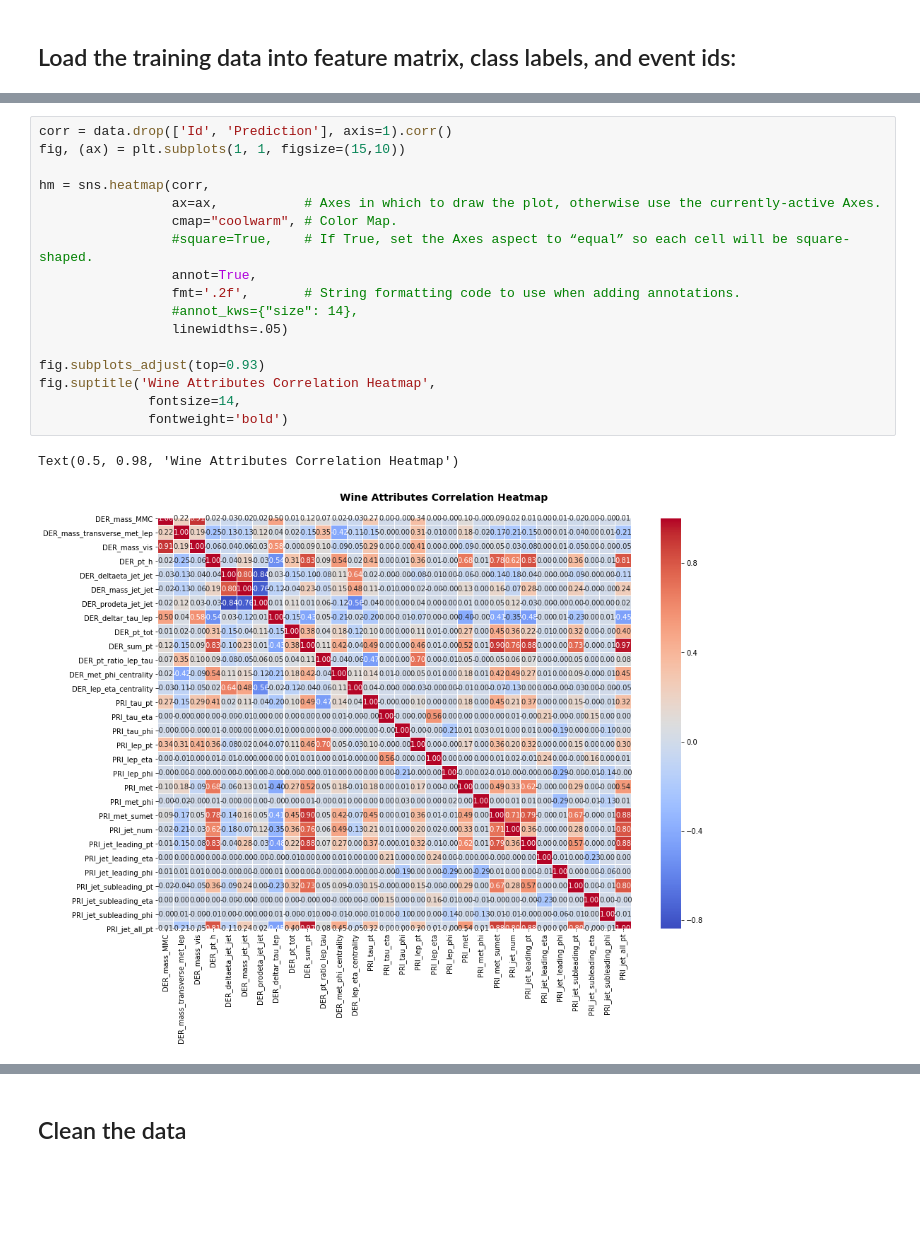
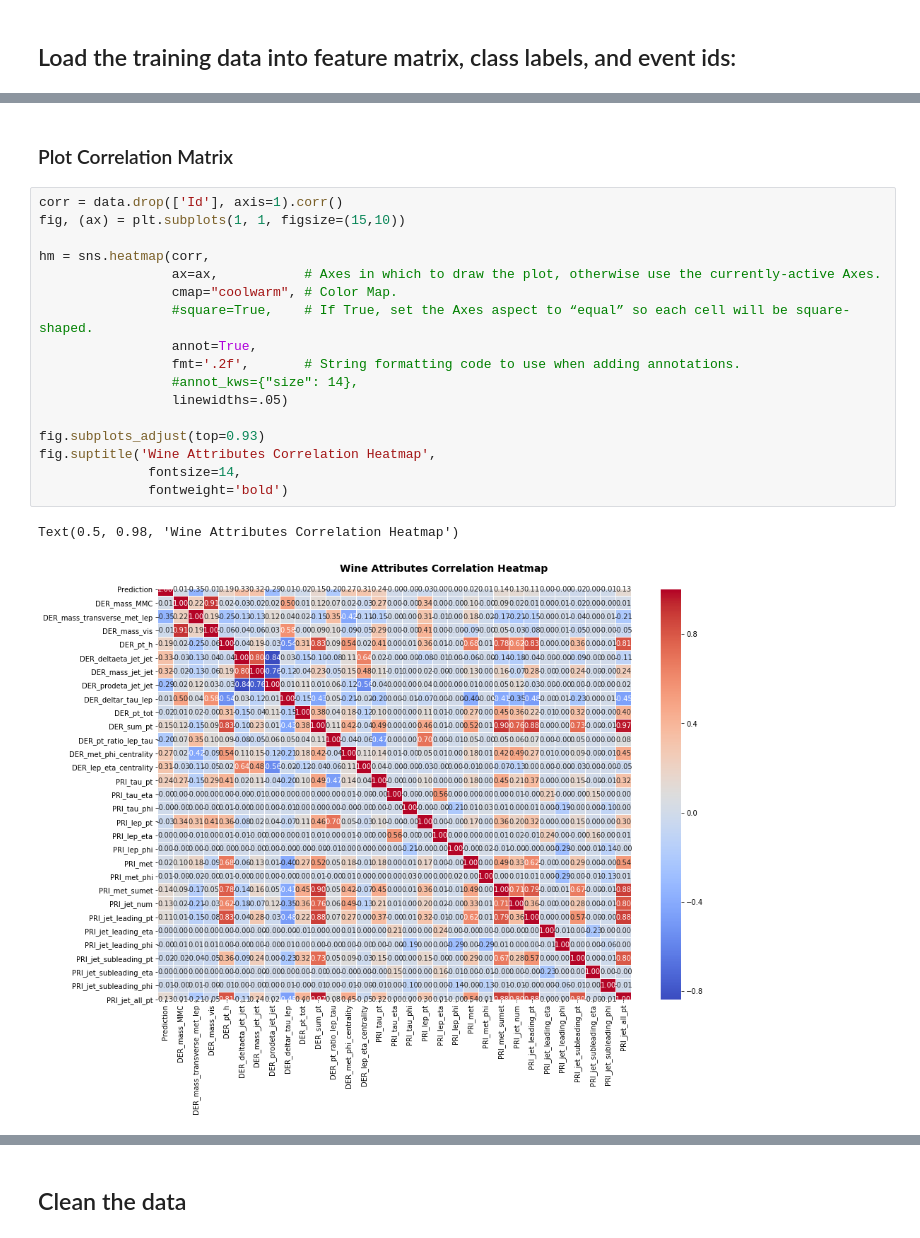
Before and after one commit to X4l1b1/ML_Project1, a Jupyter notebook: scripts/project1.ipynb, the cells around one changed output, grey strips where cells are left out. Saved outputs shown, nothing was run; the diff lists cells and outputs as text; blank space fills up the shorter version.

Commit message:
Cleaned, poly, nullValue inference, standardize, drop uncorrelled features, 73

```diff
--- a/scripts/project1.ipynb
+++ b/scripts/project1.ipynb
@@ -72,23 +67,25 @@ transformed shape: (250000, 15)
 | 75% | 287499.250000 | 1.000000 | 135.482000 | 73.598000 | 92.259000 | 79.169000 | 3.690000 | ... |
 | max | 349999.000000 | 1.000000 | 1192.026000 | 690.075000 | 1349.351000 | 2834.999000 | 8.503000 | ... |
 [figure]
+# %% [markdown]
+### Plot Correlation Matrix
 # %%
-corr = data.drop(['Id', 'Prediction'], axis=1).corr()
+corr = data.drop(['Id'], axis=1).corr()
 fig, (ax) = plt.subplots(1, 1, figsize=(15,10))
 
 hm = sns.heatmap(corr,
                  ax=ax,           # Axes in which to draw the plot, otherwise use the currently-active Axes.
                  cmap="coolwarm", # Color Map.
                  #square=True,    # If True, set the Axes aspect to “equal” so each cell will be square-shaped.
                  annot=True,
                  fmt='.2f',       # String formatting code to use when adding annotations.
                  #annot_kws={"size": 14},
                  linewidths=.05)
 
 fig.subplots_adjust(top=0.93)
 fig.suptitle('Wine Attributes Correlation Heatmap',
               fontsize=14,
               fontweight='bold')
 # %% [output]
 Text(0.5, 0.98, 'Wine Attributes Correlation Heatmap')
-[figure, old version]
+[figure, new version]
```
Also changed, not shown: parts of 20 cells of this notebook, 2 other files.
